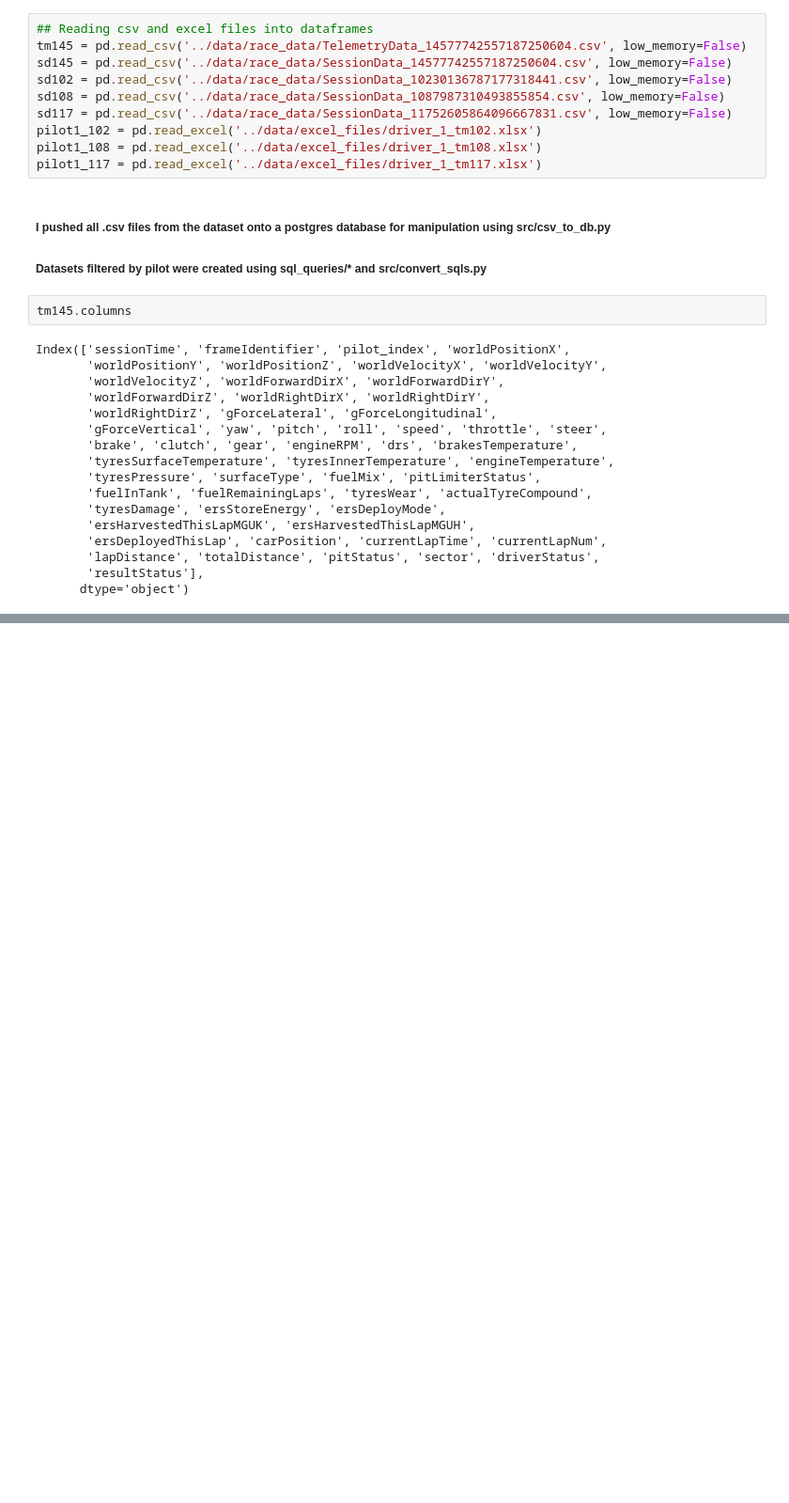
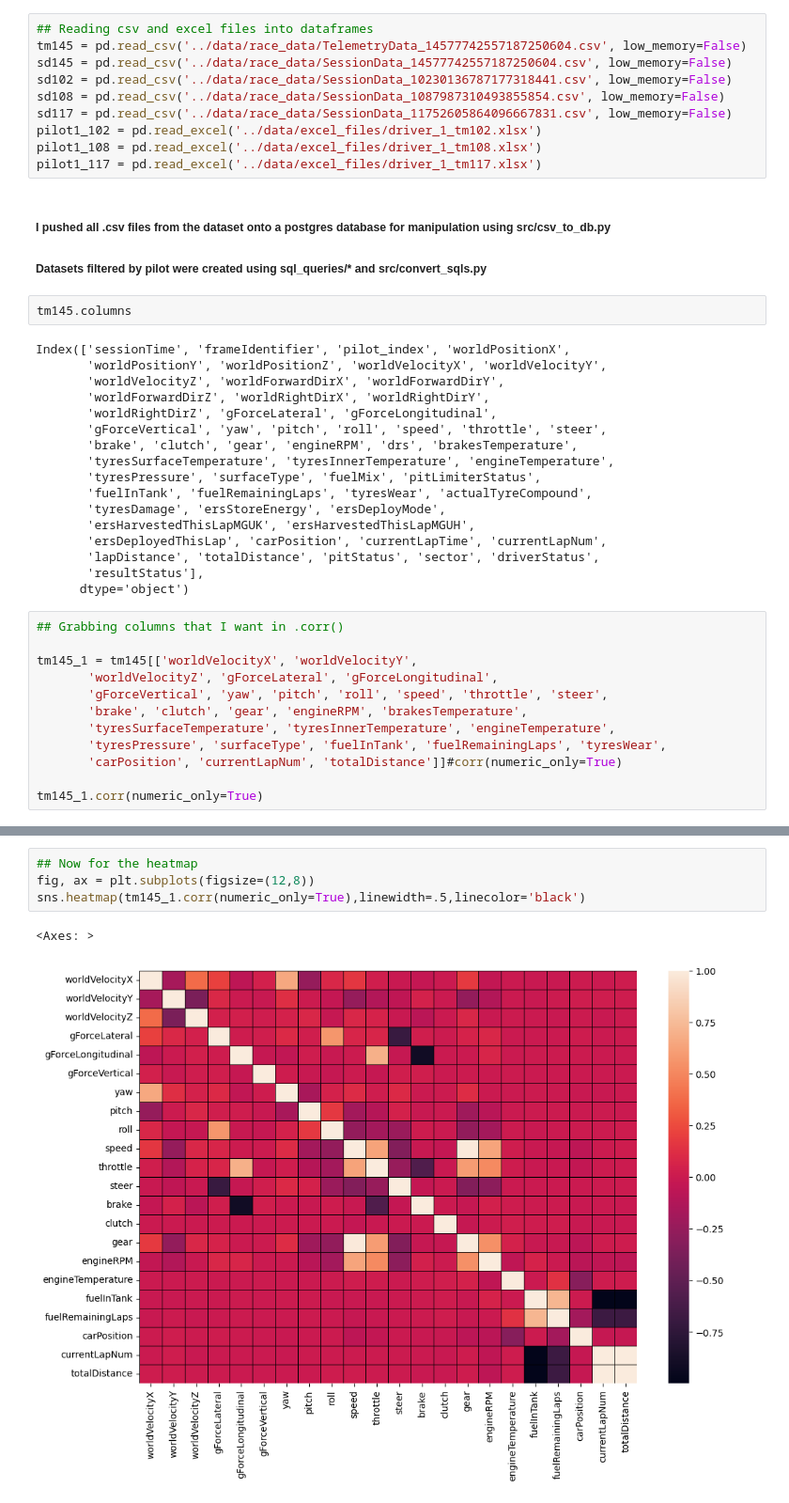
Before and after one commit to rbpowellGA/F1_race_data, a Jupyter notebook: notebooks/analysis.ipynb, the cells around one changed output, grey strips where cells are left out. Shown at 94% size. Drawn from its saved outputs; the diff is of its cells as text; blank space fills up the shorter version.

```diff
--- a/notebooks/analysis.ipynb
+++ b/notebooks/analysis.ipynb
@@ -37,3 +37,15 @@ Index(['sessionTime', 'frameIdentifier', 'pilot_index', 'worldPositionX',
        'lapDistance', 'totalDistance', 'pitStatus', 'sector', 'driverStatus',
        'resultStatus'],
       dtype='object')
+# %%
+## Grabbing columns that I want in .corr()
+
+tm145_1 = tm145[['worldVelocityX', 'worldVelocityY',
+       'worldVelocityZ', 'gForceLateral', 'gForceLongitudinal',
+       'gForceVertical', 'yaw', 'pitch', 'roll', 'speed', 'throttle', 'steer',
+       'brake', 'clutch', 'gear', 'engineRPM', 'brakesTemperature',
+       'tyresSurfaceTemperature', 'tyresInnerTemperature', 'engineTemperature',
+       'tyresPressure', 'surfaceType', 'fuelInTank', 'fuelRemainingLaps', 'tyresWear',
+       'carPosition', 'currentLapNum', 'totalDistance']]#corr(numeric_only=True)
+
+tm145_1.corr(numeric_only=True)
@@ -39,0 +71,7 @@ Index(['sessionTime', 'frameIdentifier', 'pilot_index', 'worldPositionX',
+# %%
+## Now for the heatmap
+fig, ax = plt.subplots(figsize=(12,8))
+sns.heatmap(tm145_1.corr(numeric_only=True),linewidth=.5,linecolor='black')
+# %% [output]
+<Axes: >
+[figure, added]
```
Also changed, not shown: parts of 5 cells of this notebook.
